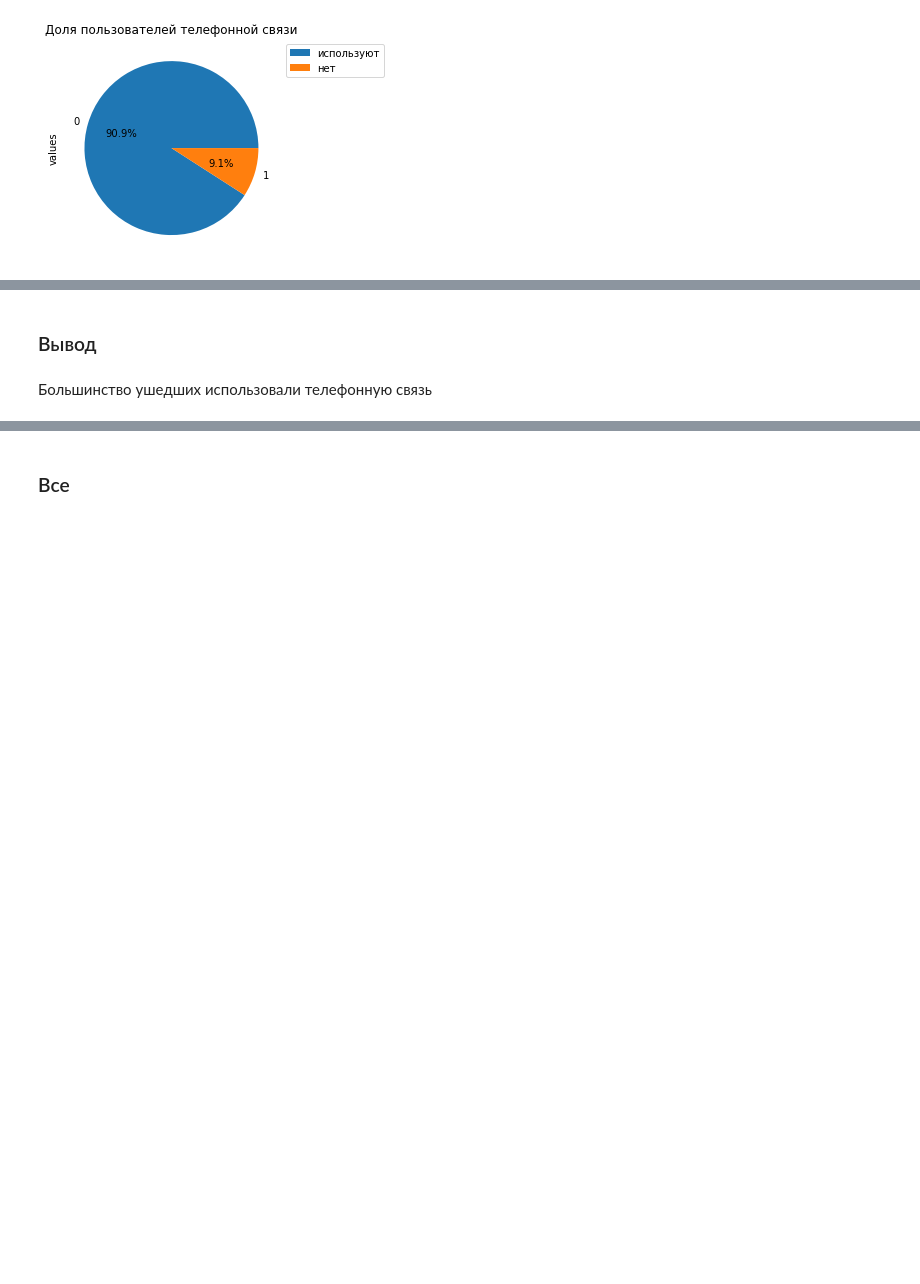
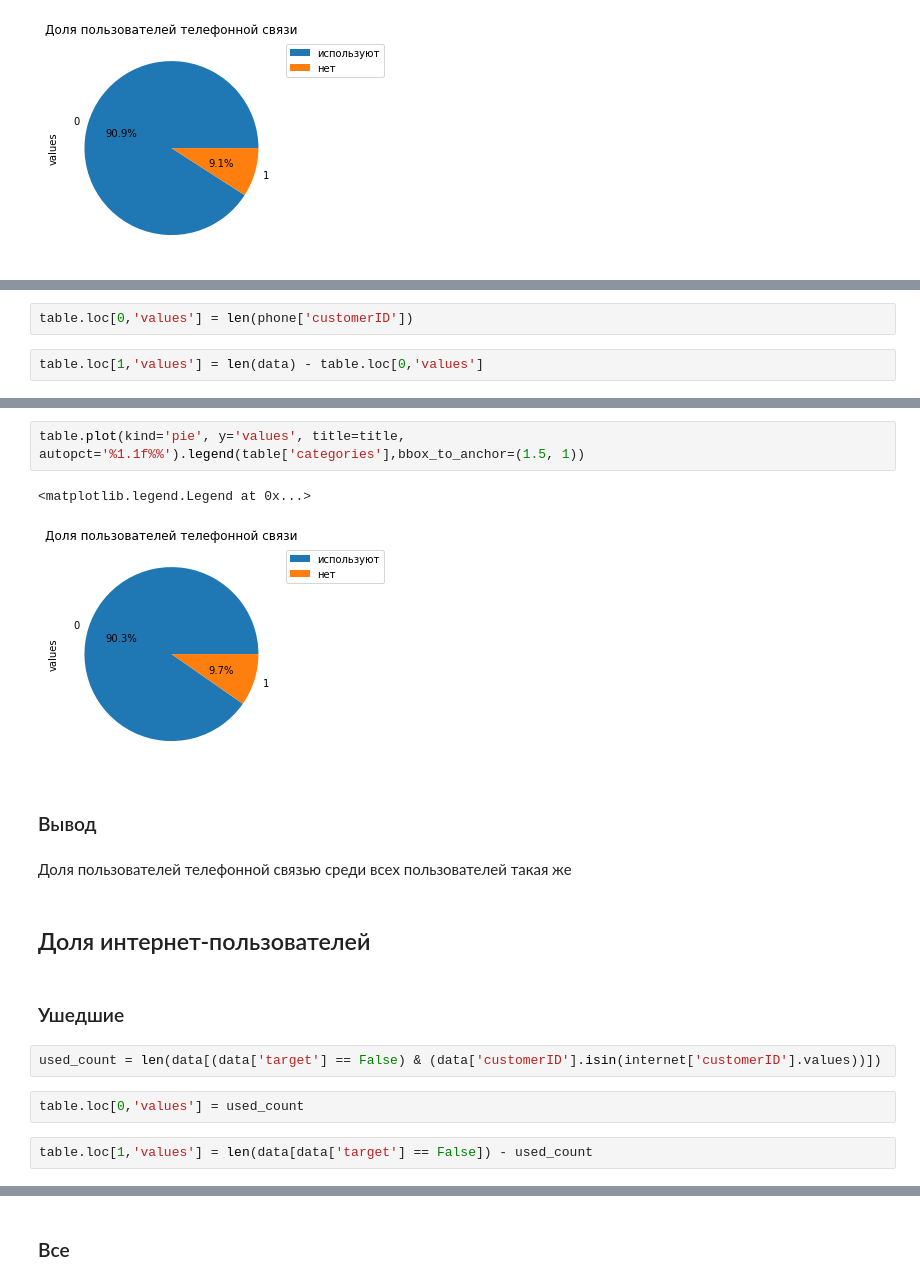
Before and after one commit to Chularev/study_cv, a Jupyter notebook: addition_task.ipynb, the cells around one changed output, grey strips where cells are left out. Cells and saved outputs as stored; diff of their text form; blank space fills up the shorter version.

```diff
--- a/addition_task.ipynb
+++ b/addition_task.ipynb
@@ -833,0 +836,4 @@ table.plot(kind='pie', y='values', title=title, autopct='%1.1f%%').legend(table[
+# %%
+table.loc[0,'values'] = len(phone['customerID'])
+# %%
+table.loc[1,'values'] = len(data) - table.loc[0,'values']
@@ -834,4 +846,19 @@ table.plot(kind='pie', y='values', title=title, autopct='%1.1f%%').legend(table[
+# %%
+table.plot(kind='pie', y='values', title=title, autopct='%1.1f%%').legend(table['categories'],bbox_to_anchor=(1.5, 1))
+# %% [output]
+<matplotlib.legend.Legend at 0x...>
+[figure, added]
 # %% [markdown]
 ### Вывод
-# %% [markdown]
-Большинство ушедших использовали телефонную связь
+# %% [markdown]
+Доля пользователей телефонной связью среди всех пользователей такая же
+# %% [markdown]
+## Доля  интернет-пользователей
+# %% [markdown]
+### Ушедшие
+# %%
+used_count = len(data[(data['target'] == False) & (data['customerID'].isin(internet['customerID'].values))])
+# %%
+table.loc[0,'values'] = used_count
+# %%
+table.loc[1,'values'] = len(data[data['target'] == False]) - used_count
```
Also changed, not shown: parts of 12 cells of this notebook.
